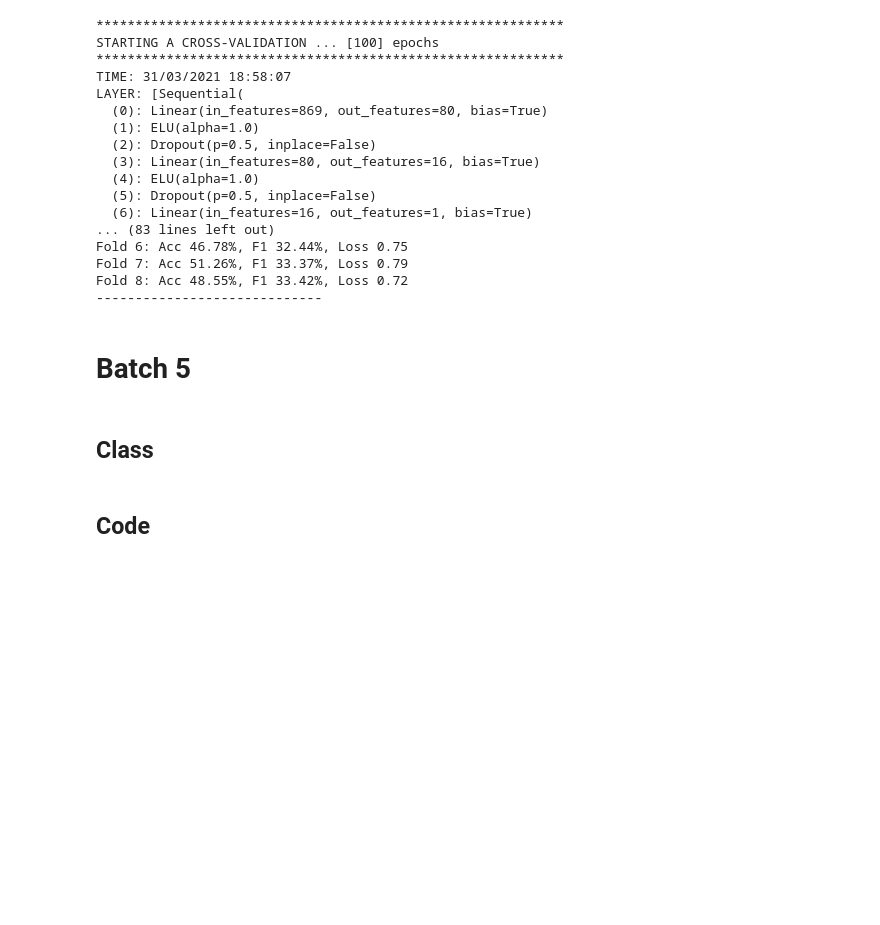
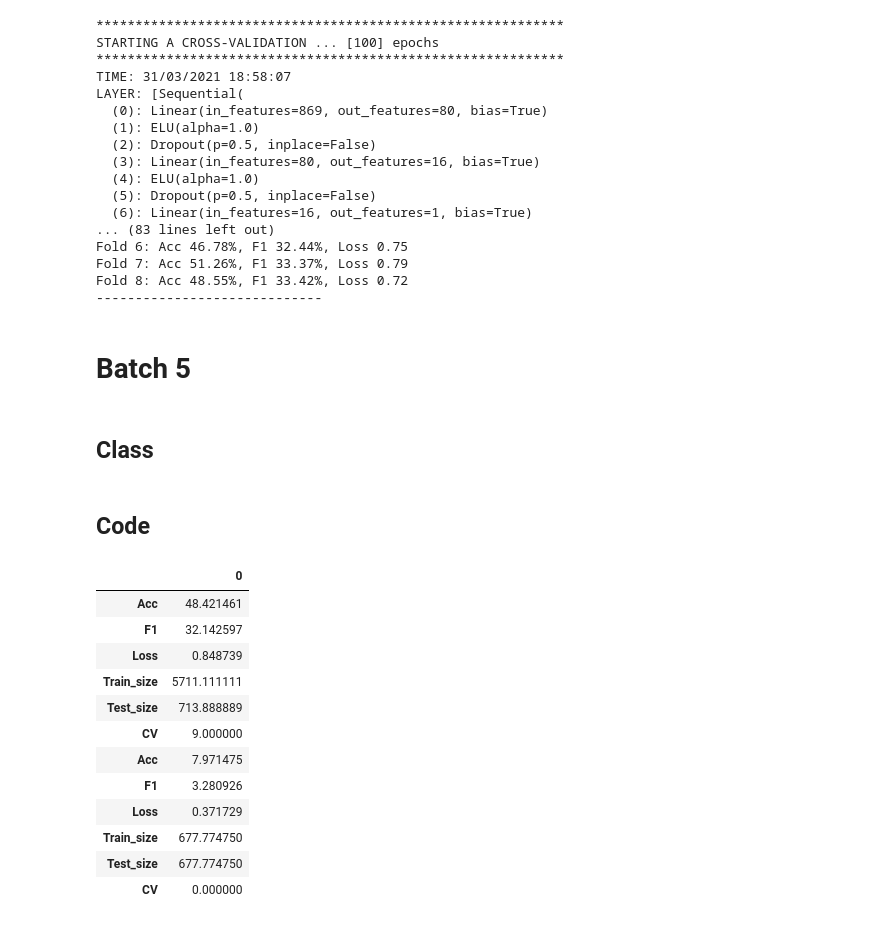
Before and after one commit to zzunebye/Capstone-code-data, a Jupyter notebook: _CLF_MLP_FINAL_CV.ipynb, the cells around one changed output. Drawn from its saved outputs; the diff is of its cells as text; code cells hidden in the pictures; blank space fills up the shorter version.

```diff
--- a/_CLF_MLP_FINAL_CV.ipynb
+++ b/_CLF_MLP_FINAL_CV.ipynb
@@ -2521 +2548,22 @@ class bert_model(nn.Module):
+# %%
+result_df2 = result_df
+x = pd.DataFrame(result_df.mean())
+y = pd.DataFrame(result_df.std())
+x = x.append([y])
+# %%
+x
+# %% [output]
+|  | 0 |
+| Acc | 48.421461 |
+| F1 | 32.142597 |
+| Loss | 0.848739 |
+| Train_size | 5711.111111 |
+| Test_size | 713.888889 |
+| CV | 9.000000 |
+| Acc | 7.971475 |
+| F1 | 3.280926 |
+| Loss | 0.371729 |
+| Train_size | 677.774750 |
+| Test_size | 677.774750 |
+| CV | 0.000000 |
 # %%
```
Also changed, not shown: parts of 26 cells of this notebook, 15 other files.
